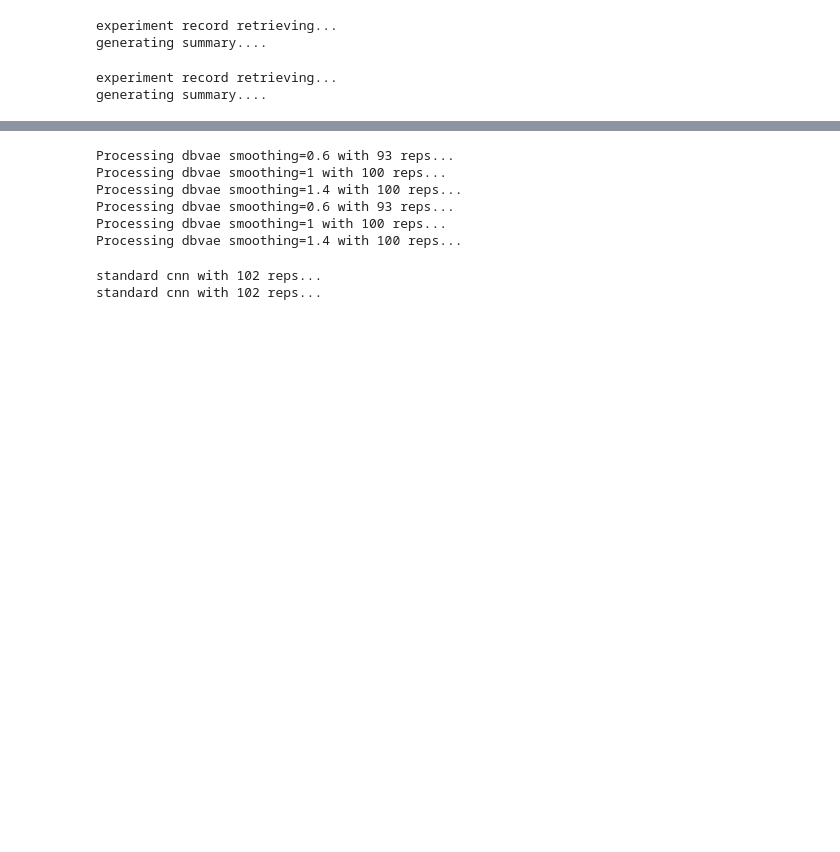
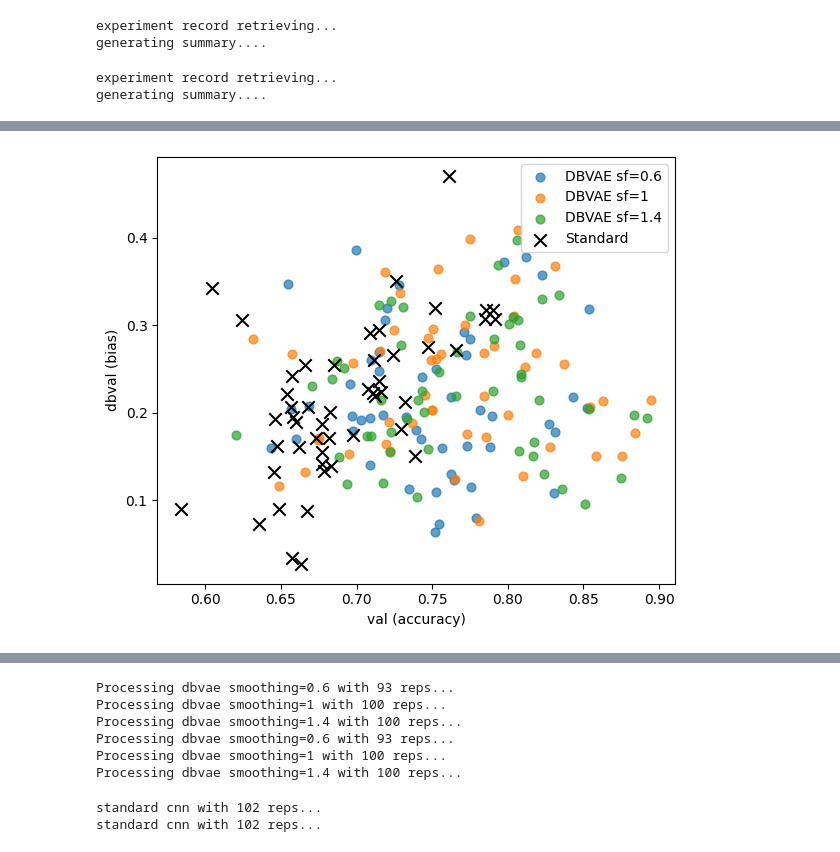
Before and after one commit to zhiyuan-95/db-vae, a Jupyter notebook: comet.ipynb, the cells around one changed output, grey strips where cells are left out. Cells and saved outputs as stored; diff of their text form; code cells hidden in the pictures; blank space fills up the shorter version.

```diff
--- a/comet.ipynb
+++ b/comet.ipynb
@@ -592 +628,39 @@ def validate_at_best(measure,value=value):
+# %%
+# Scatter of val_best vs dbval_at_best colored by model type.
+
+plt.figure(figsize=(6, 5))
+
+colors = {
+    '0.6': 'tab:blue',
+    '1':   'tab:orange',
+    '1.4': 'tab:green',
+}
+
+for sf in ['0.6', '1', '1.4']:
+    mask = dbvae_final.record.smoothing_fact == sf
+    plt.scatter(
+        dbvae_final.record.loc[mask, 'val'],
+        dbvae_final.record.loc[mask, 'dbval'],
+        color=colors[sf],
+        alpha=0.7,
+        s=40,
+        label=f'DBVAE sf={sf}'
+    )
+
+plt.scatter(
+    standard_final.record['val'],
+    standard_final.record['dbval'],
+    color='black',
+    marker='x',
+    s=80,
+    label='Standard'
+)
+
+plt.xlabel('val (accuracy)')
+plt.ylabel('dbval (bias)')
+plt.legend()
+plt.tight_layout()
+plt.show()
+# %% [output]
+[figure, added]
 # %%
```
Also changed, not shown: parts of 25 cells of this notebook.
